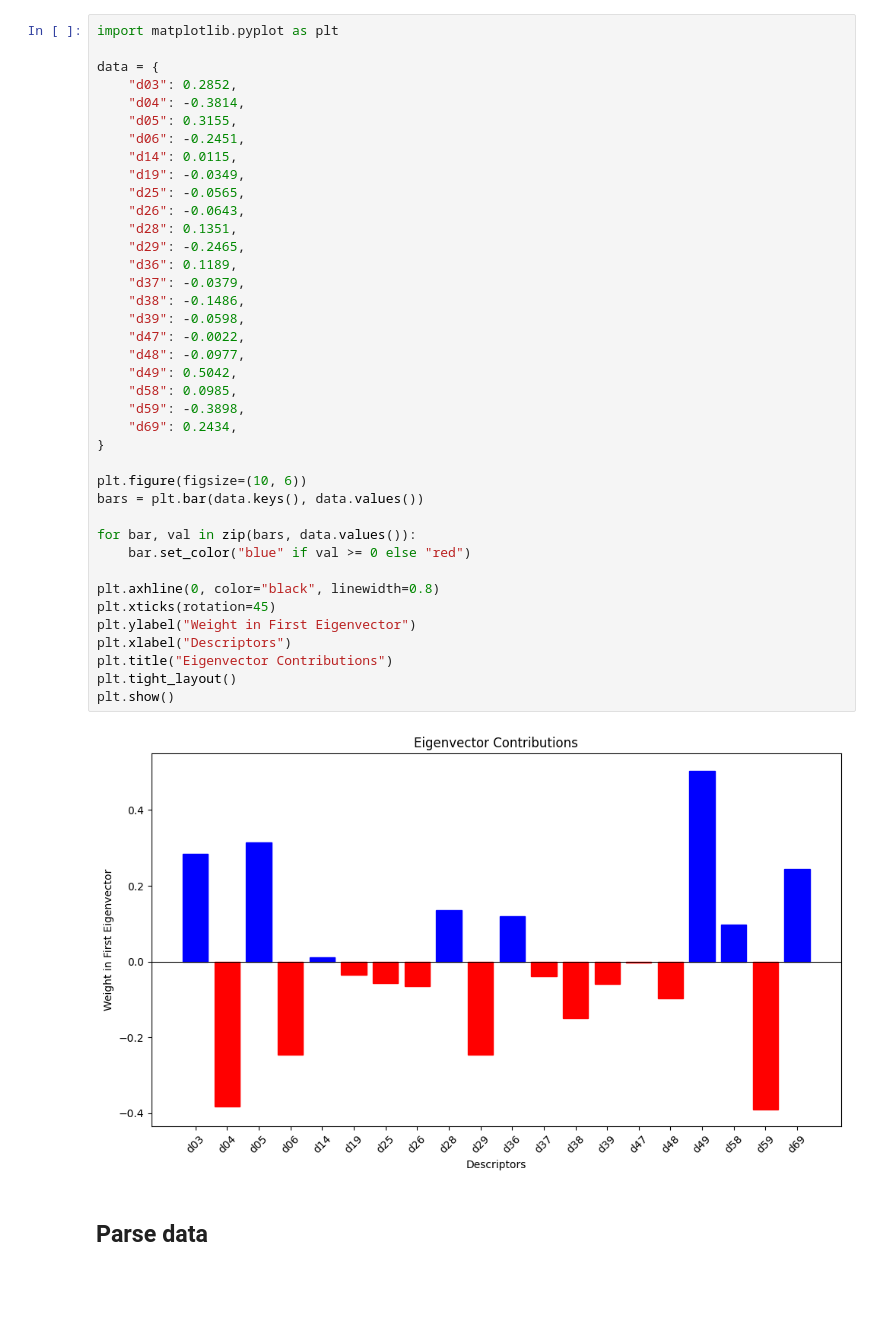
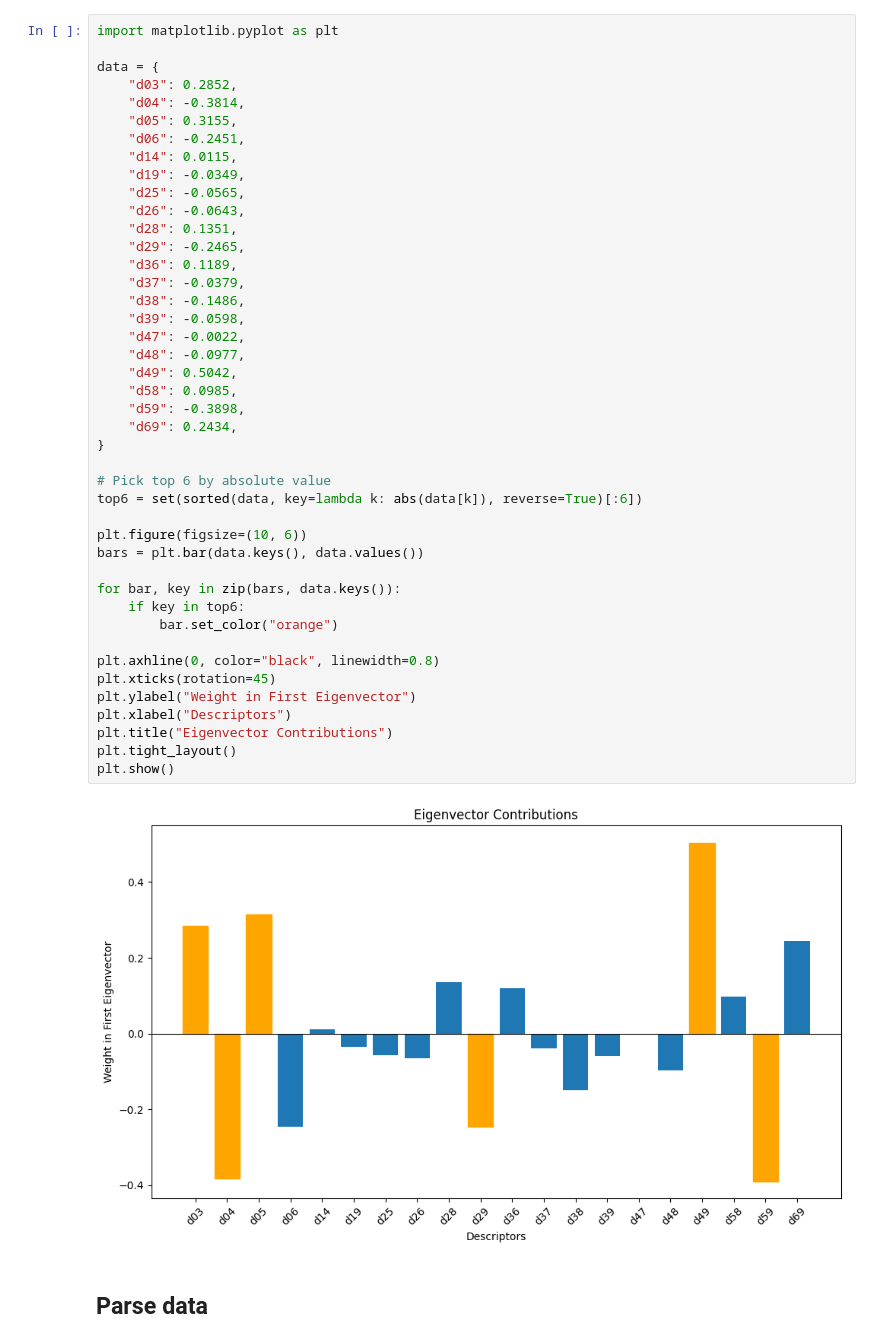
Before and after one commit to MendelsResearchGroup/guiding-peptide-kinetics, a Jupyter notebook: src/dan.ipynb, the cells around one changed output. Cells and saved outputs as stored; diff of their text form; blank space fills up the shorter version.

```diff
--- a/src/dan.ipynb
+++ b/src/dan.ipynb
@@ -9,36 +9,40 @@ data = {
     "d14": 0.0115,
     "d19": -0.0349,
     "d25": -0.0565,
     "d26": -0.0643,
     "d28": 0.1351,
     "d29": -0.2465,
     "d36": 0.1189,
     "d37": -0.0379,
     "d38": -0.1486,
     "d39": -0.0598,
     "d47": -0.0022,
     "d48": -0.0977,
     "d49": 0.5042,
     "d58": 0.0985,
     "d59": -0.3898,
     "d69": 0.2434,
 }
 
+# Pick top 6 by absolute value
+top6 = set(sorted(data, key=lambda k: abs(data[k]), reverse=True)[:6])
+
 plt.figure(figsize=(10, 6))
 bars = plt.bar(data.keys(), data.values())
 
-for bar, val in zip(bars, data.values()):
-    bar.set_color("blue" if val >= 0 else "red")
+for bar, key in zip(bars, data.keys()):
+    if key in top6:
+        bar.set_color("orange")
 
 plt.axhline(0, color="black", linewidth=0.8)
 plt.xticks(rotation=45)
 plt.ylabel("Weight in First Eigenvector")
 plt.xlabel("Descriptors")
 plt.title("Eigenvector Contributions")
 plt.tight_layout()
 plt.show()
 # %% [output]
-[figure, old version]
+[figure, new version]
 # %% [markdown]
 ## Parse data
 # %%
```
